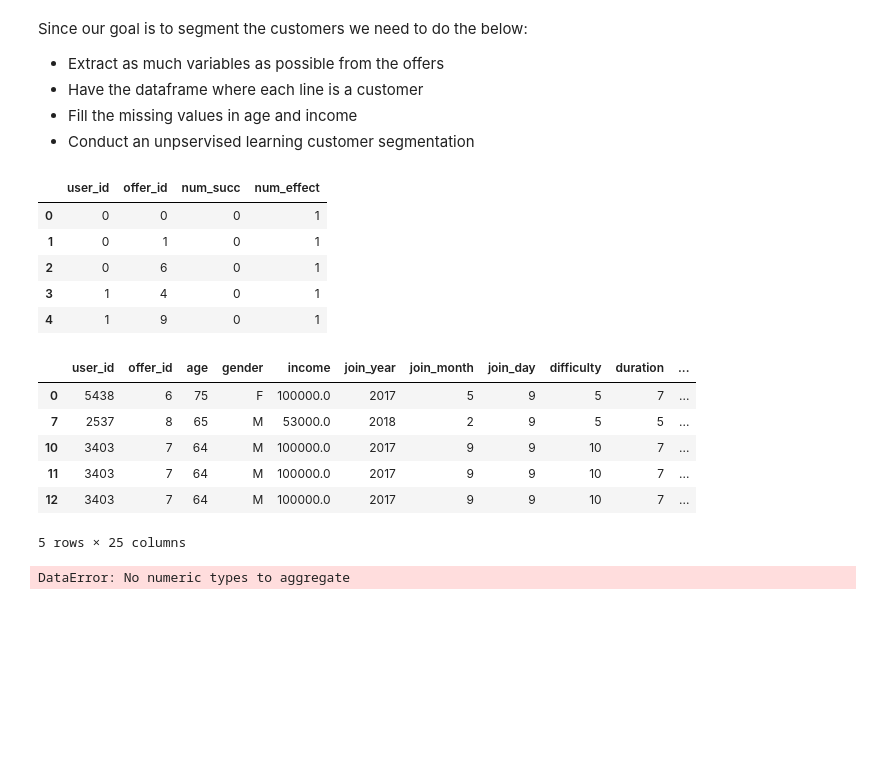
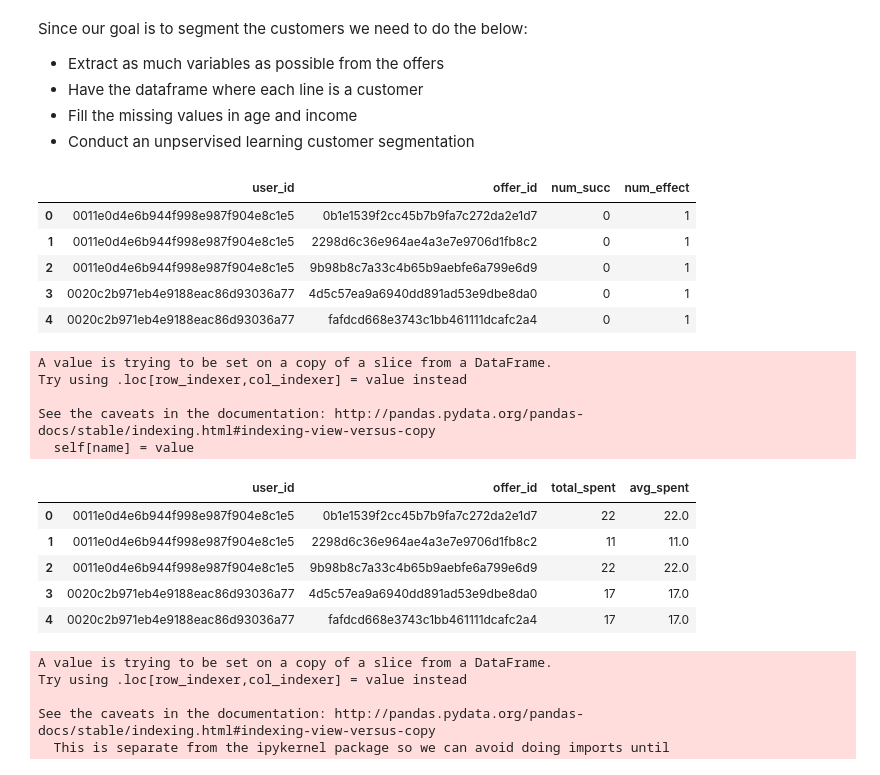
Before and after one commit to waficf/Udacity_DSND, a Jupyter notebook: SBX_v3.ipynb, the cells around one changed output. Saved outputs shown, nothing was run; the diff lists cells and outputs as text; code cells hidden in the pictures; blank space fills up the shorter version.

```diff
--- a/SBX_v3.ipynb
+++ b/SBX_v3.ipynb
@@ -585,3 +582,0 @@ le = preprocessing.LabelEncoder()
-# %%
-# Label encode the offer id to be capabe of conditioning the dataframe
-df_final['offer_id'] = le.fit_transform(df_final['offer_id'])
@@ -611,9 +596,6 @@ positive_df.head()
 Now we have this great dataframe, I want to merge it with the transaction amount and as per my research and help from other projects and the study hub, the best thing I can do is merge the tables then check when spending occured at the same time an offer was either success or effective in the positive_df dataframe
 # %%
 df_full = positive_df.merge(transcript_amount, on='user_id', how='left')
-# %%
-# Label encode the user id to be capabe of conditioning the dataframe
-df_full['user_id'] = le.fit_transform(df_full['user_id'])
 # %%
 df_full.head()
 # %% [output]
@@ -683,29 +651,47 @@ Since our goal is to segment the customers we need to do the below:
 - Conduct an unpservised learning customer segmentation
 # %%
 # Number of offers succesful and effective by person
-df_1 = df.groupby(['user_id', 'offer_id'])['success', 'effective'].sum().reset_index().rename(columns={'success':'num_succ', 'effective':'num_effect'})
+df_1 = df.groupby(['user_id', 'offer_id'])['success', 'effective'].sum().reset_index()
+df_1.rename(columns={'success':'num_succ', 'effective':'num_effect'}, inplace=True)
 df_1.head()
 # %% [output]
 |  | user_id | offer_id | num_succ | num_effect |
-| 0 | 0 | 0 | 0 | 1 |
-| 1 | 0 | 1 | 0 | 1 |
-| 2 | 0 | 6 | 0 | 1 |
-| 3 | 1 | 4 | 0 | 1 |
-| 4 | 1 | 9 | 0 | 1 |
+| 0 | 0011e0d4e6b944f998e987f904e8c1e5 | 0b1e1539f2cc45b7b9fa7c272da2e1d7 | 0 | 1 |
+| 1 | 0011e0d4e6b944f998e987f904e8c1e5 | 2298d6c36e964ae4a3e7e9706d1fb8c2 | 0 | 1 |
+| 2 | 0011e0d4e6b944f998e987f904e8c1e5 | 9b98b8c7a33c4b65b9aebfe6a799e6d9 | 0 | 1 |
+| 3 | 0020c2b971eb4e9188eac86d93036a77 | 4d5c57ea9a6940dd891ad53e9dbe8da0 | 0 | 1 |
+| 4 | 0020c2b971eb4e9188eac86d93036a77 | fafdcd668e3743c1bb461111dcafc2a4 | 0 | 1 |
+# %%
+df.amount = df.amount.astype(int).copy()
+# %% [output]
+A value is trying to be set on a copy of a slice from a DataFrame.
+Try using .loc[row_indexer,col_indexer] = value instead
+
+See the caveats in the documentation: http://pandas.pydata.org/pandas-docs/stable/indexing.html#indexing-view-versus-copy
+  self[name] = value
+# %%
+# Total and average money spent by customer on each offer
+df_2 = df.groupby(['user_id', 'offer_id']).agg({'amount':['sum','mean']})
+df_2.columns = df_2.columns.droplevel(0)
+df_2.rename(columns={'sum':'total_spent', 'mean':'avg_spent'}, inplace=True)
+df_2 = df_2.reset_index()
 # %%
-df.head()
+df_2.head()
 # %% [output]
-|  | user_id | offer_id | age | gender | income | join_year | join_month | join_day | difficulty | duration | ... |
-| 0 | 5438 | 6 | 75 | F | 100000.0 | 2017 | 5 | 9 | 5 | 7 | ... |
-| 7 | 2537 | 8 | 65 | M | 53000.0 | 2018 | 2 | 9 | 5 | 5 | ... |
-| 10 | 3403 | 7 | 64 | M | 100000.0 | 2017 | 9 | 9 | 10 | 7 | ... |
-| 11 | 3403 | 7 | 64 | M | 100000.0 | 2017 | 9 | 9 | 10 | 7 | ... |
-| 12 | 3403 | 7 | 64 | M | 100000.0 | 2017 | 9 | 9 | 10 | 7 | ... |
+|  | user_id | offer_id | total_spent | avg_spent |
+| 0 | 0011e0d4e6b944f998e987f904e8c1e5 | 0b1e1539f2cc45b7b9fa7c272da2e1d7 | 22 | 22.0 |
+| 1 | 0011e0d4e6b944f998e987f904e8c1e5 | 2298d6c36e964ae4a3e7e9706d1fb8c2 | 11 | 11.0 |
+| 2 | 0011e0d4e6b944f998e987f904e8c1e5 | 9b98b8c7a33c4b65b9aebfe6a799e6d9 | 22 | 22.0 |
+| 3 | 0020c2b971eb4e9188eac86d93036a77 | 4d5c57ea9a6940dd891ad53e9dbe8da0 | 17 | 17.0 |
+| 4 | 0020c2b971eb4e9188eac86d93036a77 | fafdcd668e3743c1bb461111dcafc2a4 | 17 | 17.0 |
-5 rows × 25 columns
-# %%
-# Total and average money spent by customer on each offer
-df_2 = df.groupby(['user_id', 'offer_id']).amount.agg(['sum', 'mean']).reset_index()
-# .rename(columns={'success':'num_succ', 'effective':'num_effect'})
-df_2
-# %% [output]
-DataError: No numeric types to aggregate
+# %%
+# Difference between time the offer was received and completed
+df_3 = df[['user_id', 'offer_id', 'time_completed', 'time_received']]
+df_3['time_diff'] = df.time_completed - df.time_received
+df_3 = df_3.groupby(['user_id', 'offer_id']).time_diff.mean().reset_index().rename(columns = {'time_diff':'avg_response'})
+# %% [output]
+A value is trying to be set on a copy of a slice from a DataFrame.
+Try using .loc[row_indexer,col_indexer] = value instead
+
+See the caveats in the documentation: http://pandas.pydata.org/pandas-docs/stable/indexing.html#indexing-view-versus-copy
+  This is separate from the ipykernel package so we can avoid doing imports until
```
Also changed, not shown: parts of 21 cells of this notebook.
